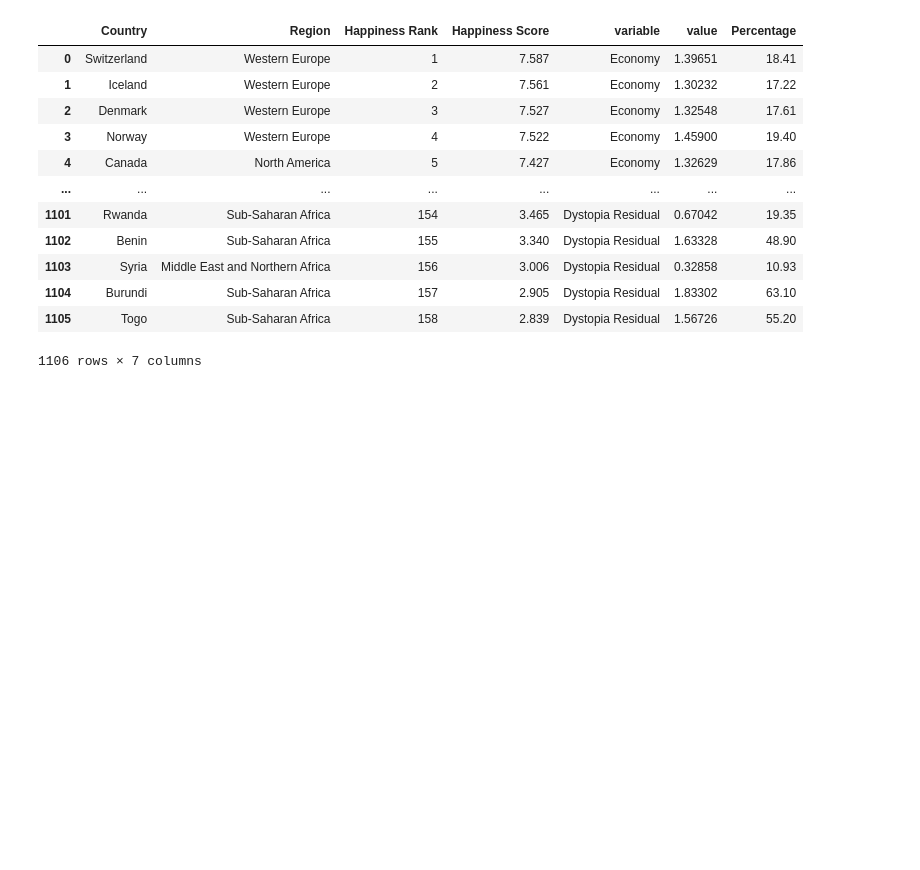
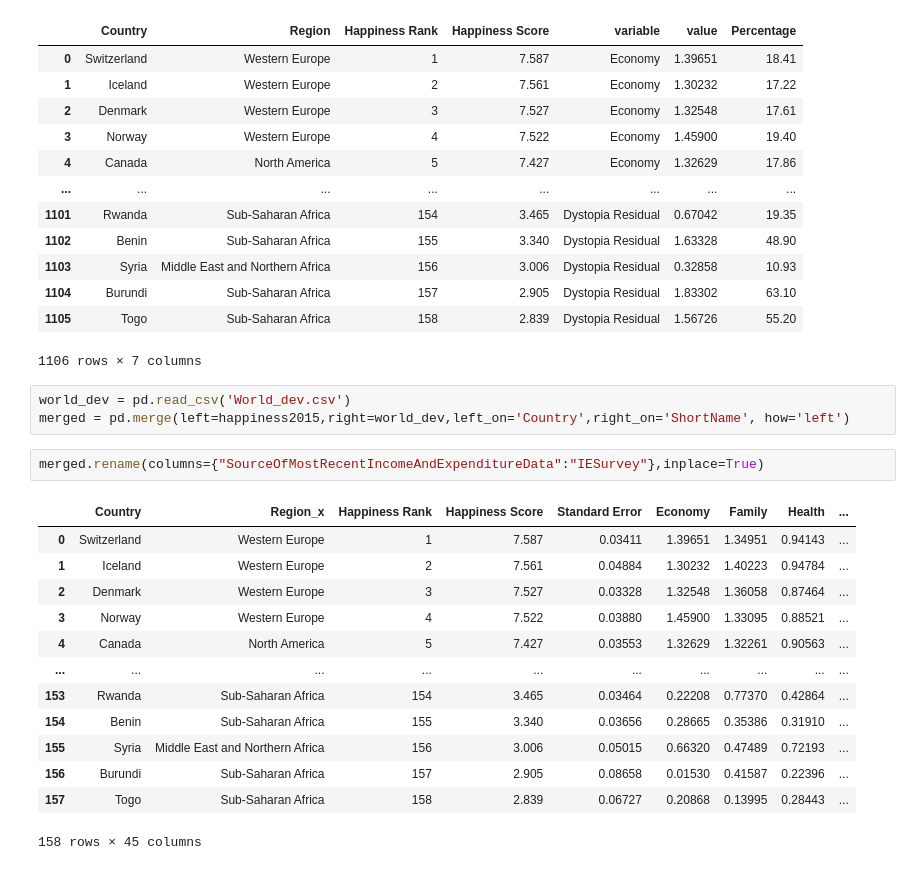
Before and after one commit to OOyaluade/Data_Science, a Jupyter notebook: World_Happiness_2015/World_Happiness_2015.ipynb, the cells around one changed output. Saved outputs shown, nothing was run; the diff lists cells and outputs as text; blank space fills up the shorter version.

```diff
--- a/World_Happiness_2015/World_Happiness_2015.ipynb
+++ b/World_Happiness_2015/World_Happiness_2015.ipynb
@@ -205,3 +205,22 @@ melt
 | 1104 | Burundi | Sub-Saharan Africa | 157 | 2.905 | Dystopia Residual | 1.83302 | 63.10 |
 | 1105 | Togo | Sub-Saharan Africa | 158 | 2.839 | Dystopia Residual | 1.56726 | 55.20 |
 1106 rows × 7 columns
+# %%
+world_dev = pd.read_csv('World_dev.csv')
+merged = pd.merge(left=happiness2015,right=world_dev,left_on='Country',right_on='ShortName', how='left')
+# %%
+merged.rename(columns={"SourceOfMostRecentIncomeAndExpenditureData":"IESurvey"},inplace=True)
+# %% [output]
+|  | Country | Region_x | Happiness Rank | Happiness Score | Standard Error | Economy | Family | Health | ... |
+| 0 | Switzerland | Western Europe | 1 | 7.587 | 0.03411 | 1.39651 | 1.34951 | 0.94143 | ... |
+| 1 | Iceland | Western Europe | 2 | 7.561 | 0.04884 | 1.30232 | 1.40223 | 0.94784 | ... |
+| 2 | Denmark | Western Europe | 3 | 7.527 | 0.03328 | 1.32548 | 1.36058 | 0.87464 | ... |
+| 3 | Norway | Western Europe | 4 | 7.522 | 0.03880 | 1.45900 | 1.33095 | 0.88521 | ... |
+| 4 | Canada | North America | 5 | 7.427 | 0.03553 | 1.32629 | 1.32261 | 0.90563 | ... |
+| ... | ... | ... | ... | ... | ... | ... | ... | ... | ... |
+| 153 | Rwanda | Sub-Saharan Africa | 154 | 3.465 | 0.03464 | 0.22208 | 0.77370 | 0.42864 | ... |
+| 154 | Benin | Sub-Saharan Africa | 155 | 3.340 | 0.03656 | 0.28665 | 0.35386 | 0.31910 | ... |
+| 155 | Syria | Middle East and Northern Africa | 156 | 3.006 | 0.05015 | 0.66320 | 0.47489 | 0.72193 | ... |
+| 156 | Burundi | Sub-Saharan Africa | 157 | 2.905 | 0.08658 | 0.01530 | 0.41587 | 0.22396 | ... |
+| 157 | Togo | Sub-Saharan Africa | 158 | 2.839 | 0.06727 | 0.20868 | 0.13995 | 0.28443 | ... |
+158 rows × 45 columns
```
Also changed, not shown: parts of 4 cells of this notebook.
